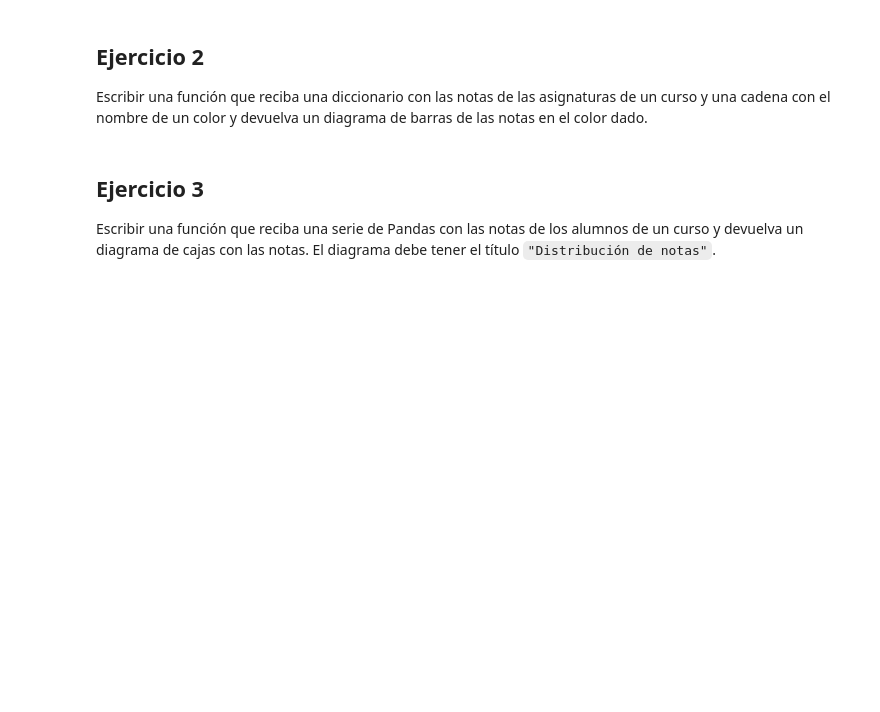
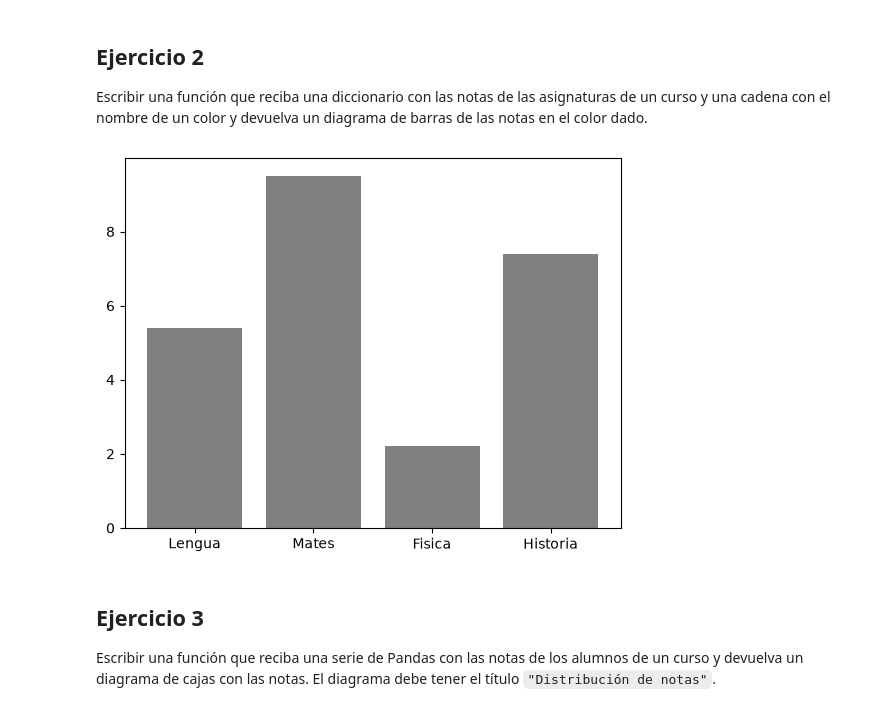
Before and after one commit to Manuel-Avecilla/PIA-MIA, a Jupyter notebook: matplotlib/Ejercicios_con_Matplotlib.ipynb, the cells around one changed output. Drawn from its saved outputs; the diff is of its cells as text; code cells hidden in the pictures; blank space fills up the shorter version.

```diff
--- a/matplotlib/Ejercicios_con_Matplotlib.ipynb
+++ b/matplotlib/Ejercicios_con_Matplotlib.ipynb
@@ -22,3 +32,15 @@ Escribir una función que reciba una diccionario con las notas de las asignatura
+# %%
+def diagrama_notas_barras(notas, color):
+
+    fig, ax = plt.subplots()
+    ax.bar(notas.keys(), notas.values(), color = color)
+    return ax
+
+notas = {'Lengua':5.4, 'Mates':9.5, 'Fisica':2.2, 'Historia': 7.4}
+diagrama_notas_barras(notas, 'gray')
+plt.show()
+# %% [output]
+[figure, added]
 # %% [markdown]
 ## Ejercicio 3
 
```
Also changed, not shown: parts of 5 cells of this notebook.
